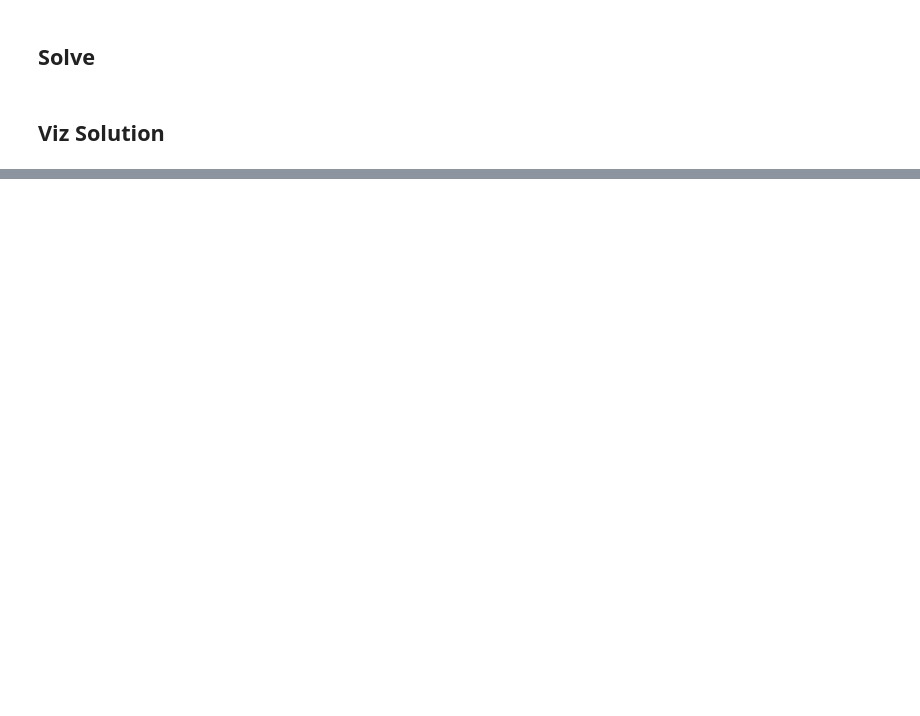
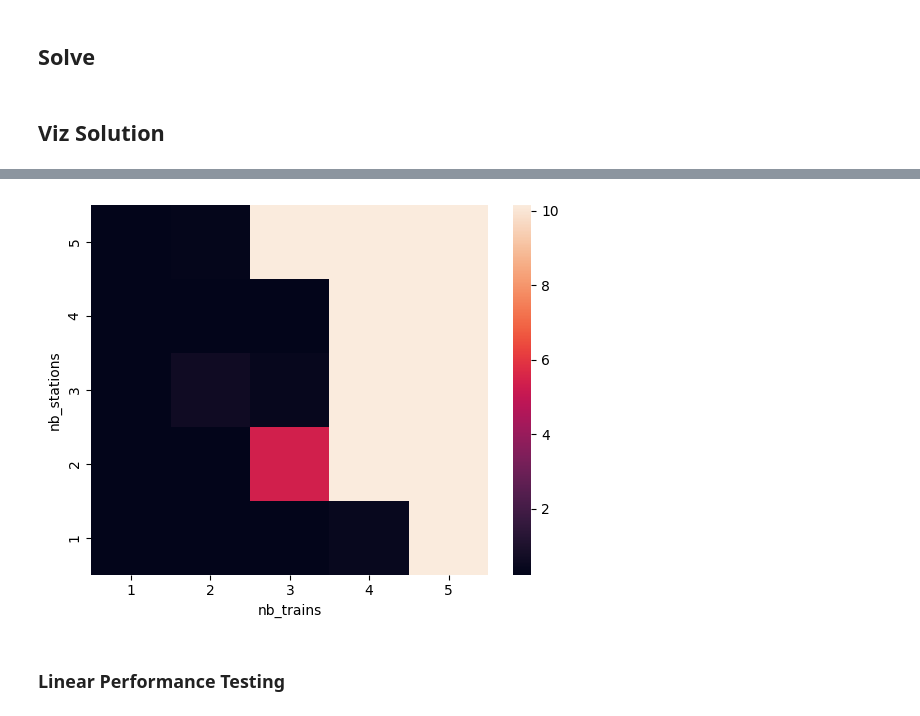
Before and after one commit to ed-rhilbert/cpagent, a Jupyter notebook: docs/load_testing/load_testing.ipynb, the cells around one changed output, grey strips where cells are left out. Saved outputs shown, nothing was run; the diff lists cells and outputs as text; code cells hidden in the pictures; blank space fills up the shorter version.

```diff
--- a/docs/load_testing/load_testing.ipynb
+++ b/docs/load_testing/load_testing.ipynb
@@ -76,0 +70,5 @@ plt.show()
+# %%
+df = performances.pivot(index='nb_stations', columns='nb_trains', values='minizinc')
+#print(df)
+df = df.sort_index(ascending=False)
+print(df)
@@ -76,0 +83,7 @@ plt.show()
+# %%
+ax = sns.heatmap(df)
+plt.show()
+# %% [output]
+[figure, added]
+# %% [markdown]
+### Linear Performance Testing
```
Also changed, not shown: parts of 23 cells of this notebook, 13 other files.
